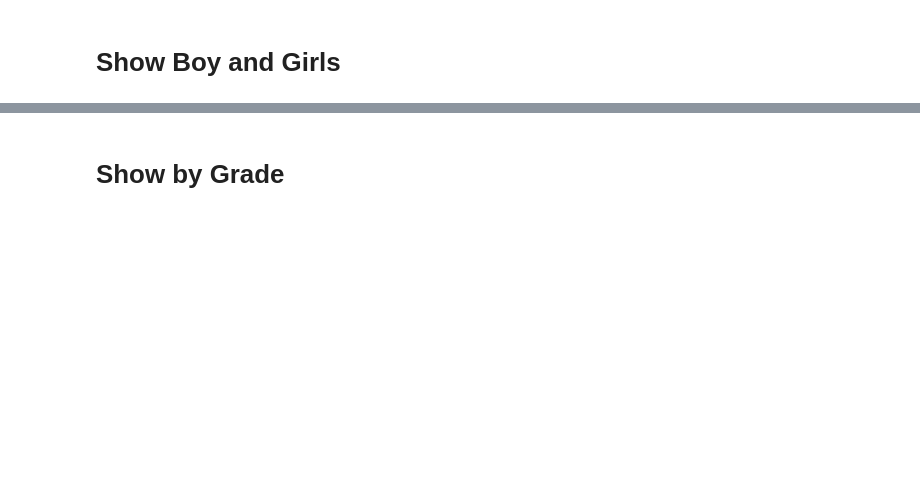
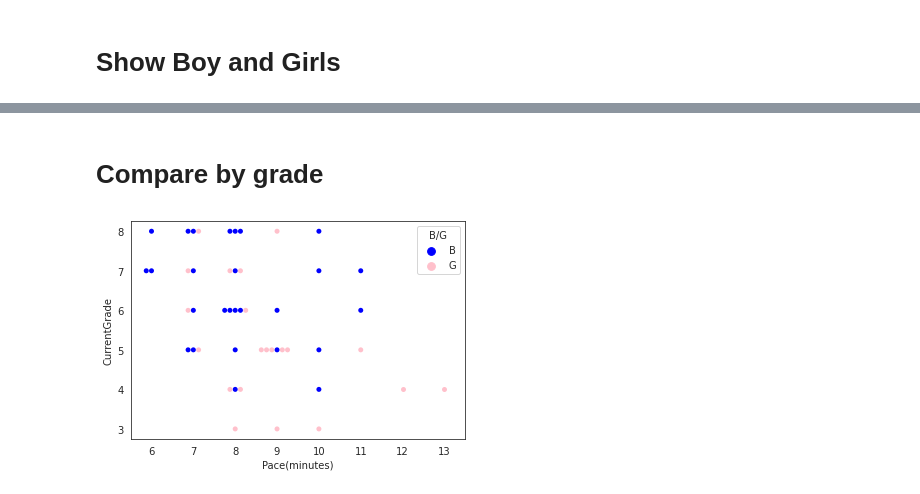
Before and after one commit to JoelAnderton/CrossCountryAnalysis, a Jupyter notebook: CrossCountryAnalysis.ipynb, the cells around one changed output, grey strips where cells are left out. Cells and saved outputs as stored; diff of their text form; code cells hidden in the pictures; blank space fills up the shorter version.

Commit message:
Add "Compare by grade"

```diff
--- a/CrossCountryAnalysis.ipynb
+++ b/CrossCountryAnalysis.ipynb
@@ -87,2 +87,9 @@ plt.show();
 # %% [markdown]
-# Show by Grade
+# Compare by grade
+# %%
+sns.set_style('white')
+sns.swarmplot(x='Minutes_per_Mile', y='CurrentGrade', data=race_results, hue='B/G', palette = ['blue', 'pink'])
+plt.xlabel('Pace(minutes)')
+plt.show();
+# %% [output]
+[figure, added]
```
Also changed, not shown: parts of 7 cells of this notebook.
